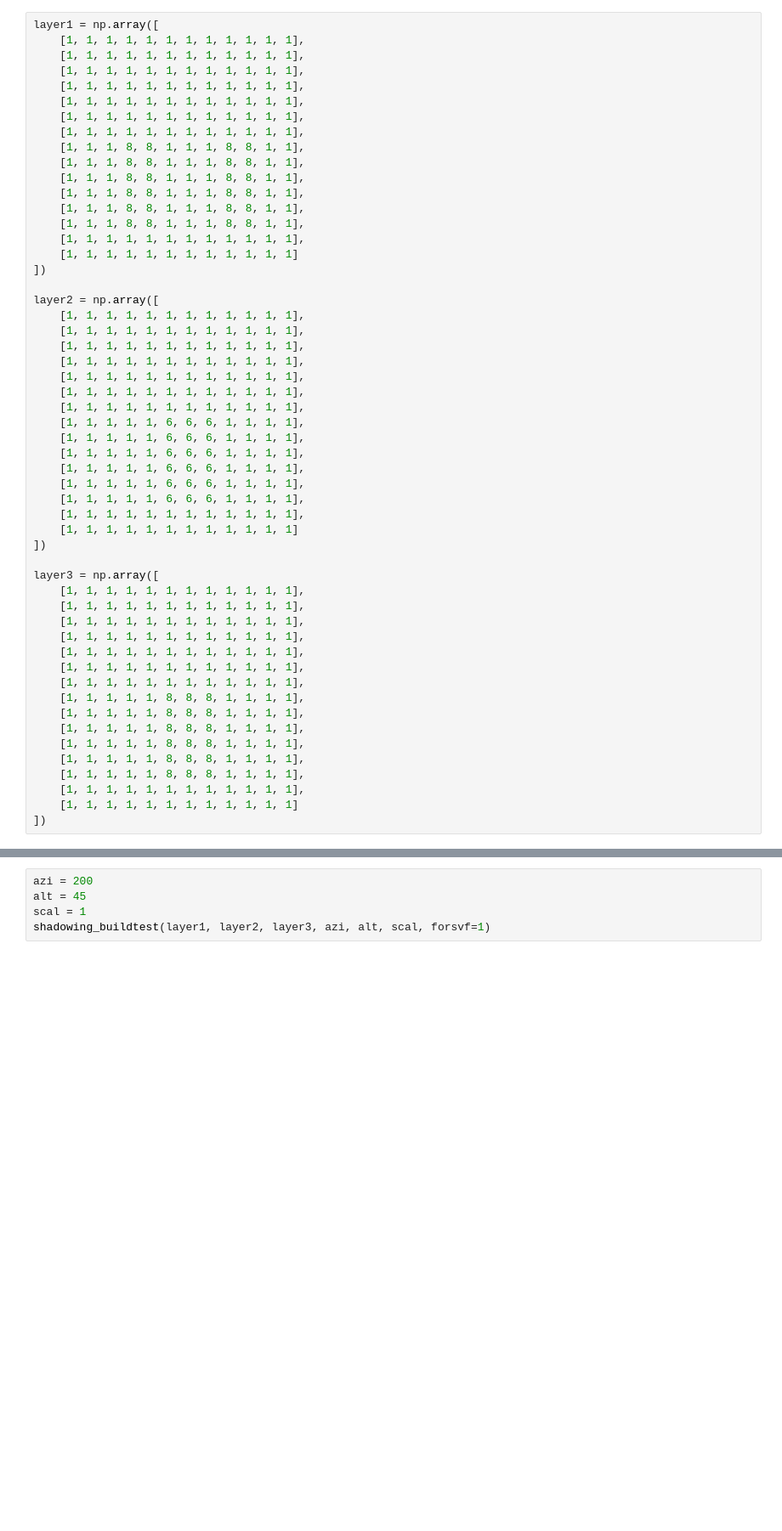
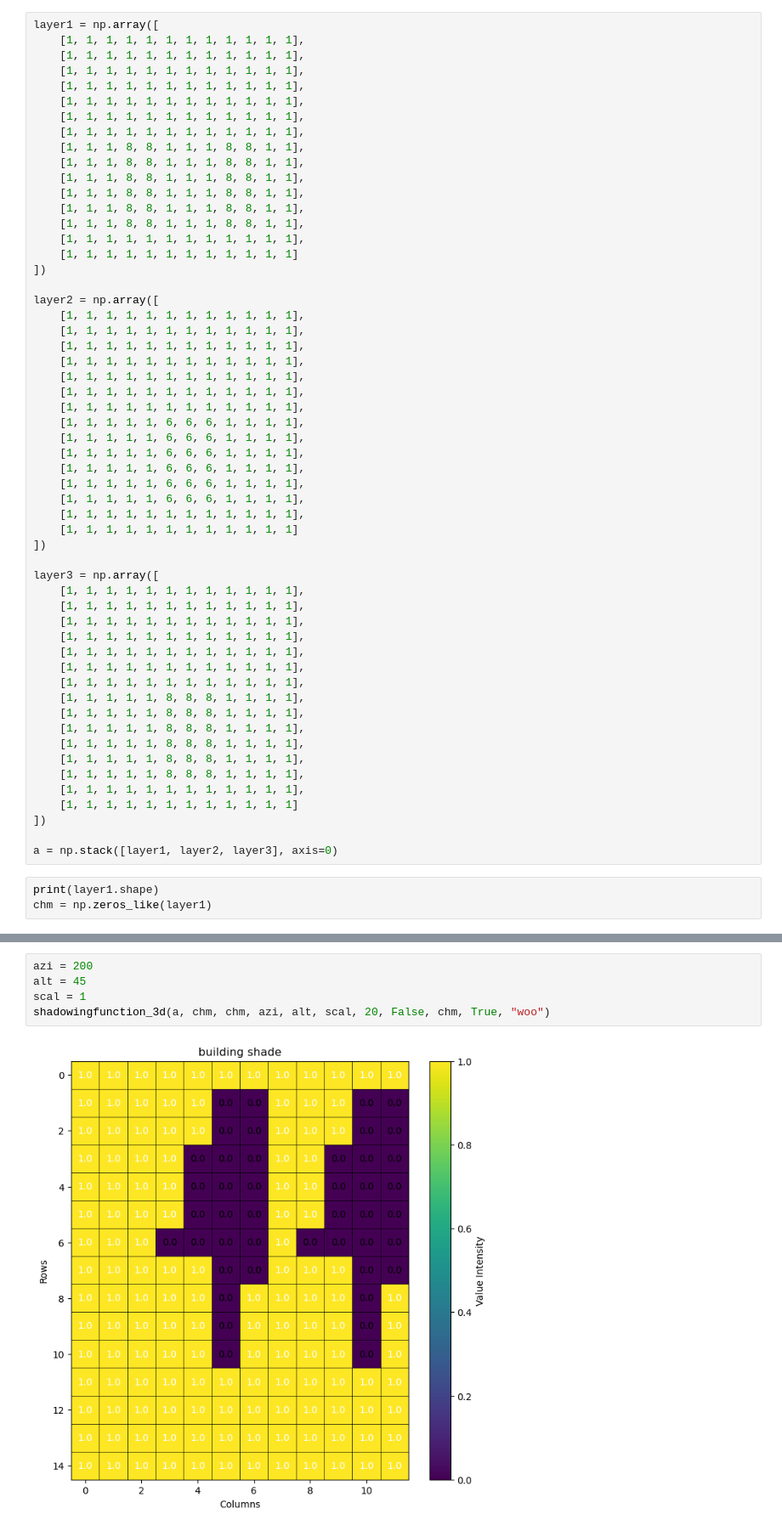
Before and after one commit to jsscmnhn/UMEP_thesis, a Jupyter notebook: j_testing/shadowtest.ipynb, the cells around one changed output, grey strips where cells are left out. Shown at 85% size. Saved outputs shown, nothing was run; the diff lists cells and outputs as text; blank space fills up the shorter version.

```diff
--- a/j_testing/shadowtest.ipynb
+++ b/j_testing/shadowtest.ipynb
@@ -1129,3 +1827,8 @@ layer3 = np.array([
     [1, 1, 1, 1, 1, 1, 1, 1, 1, 1, 1, 1],
     [1, 1, 1, 1, 1, 1, 1, 1, 1, 1, 1, 1]
 ])
+
+a = np.stack([layer1, layer2, layer3], axis=0)
+# %%
+print(layer1.shape)
+chm = np.zeros_like(layer1)
@@ -1132,5 +1837,7 @@ layer3 = np.array([
 # %%
 azi = 200
 alt = 45
 scal = 1
-shadowing_buildtest(layer1, layer2, layer3, azi, alt, scal, forsvf=1)
+shadowingfunction_3d(a, chm, chm, azi, alt, scal, 20, False, chm, True, "woo")
+# %% [output]
+[figure, added]
```
Also changed, not shown: parts of 15 cells of this notebook, 30 other files.
